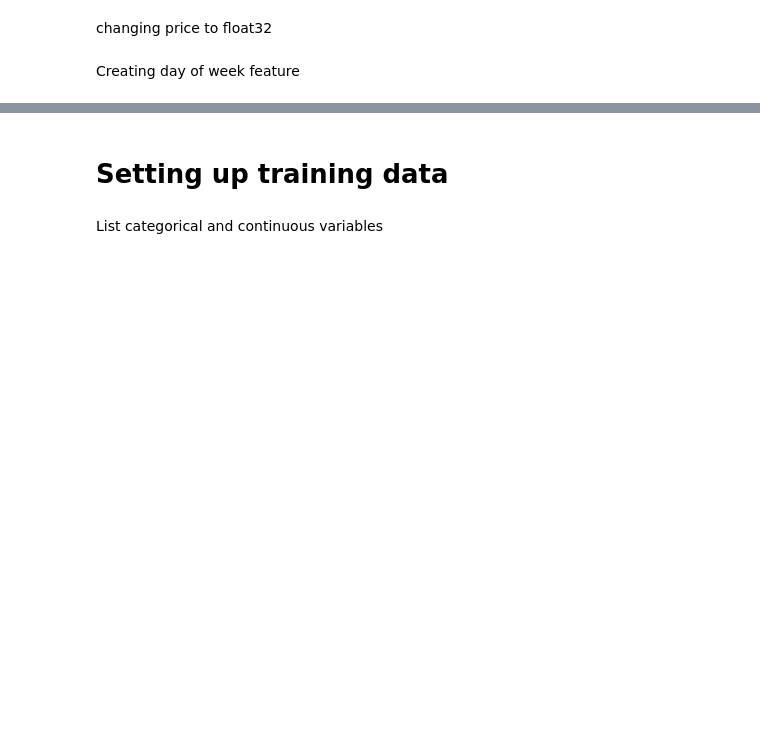
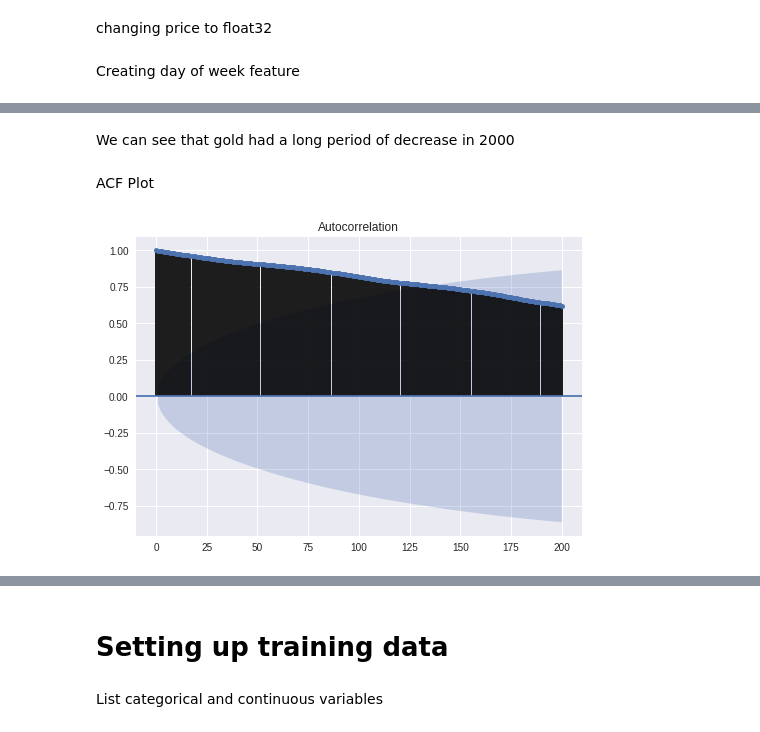
Before and after one commit to maxmatical/Machine-Learning, a Jupyter notebook: Gold_Case_Study.ipynb, the cells around one changed output, grey strips where cells are left out. Cells and saved outputs as stored; diff of their text form; code cells hidden in the pictures; blank space fills up the shorter version.

```diff
--- a/Gold_Case_Study.ipynb
+++ b/Gold_Case_Study.ipynb
@@ -296,0 +320,9 @@ concat_clean.describe(include='all')
+# %% [markdown]
+We can see that gold had a long period of decrease in 2000
+# %% [markdown]
+ACF Plot
+# %%
+plot_acf(gold_price, lags = 200)
+pyplot.show()
+# %% [output]
+[figure, added]
```
Also changed, not shown: parts of 31 cells of this notebook.
